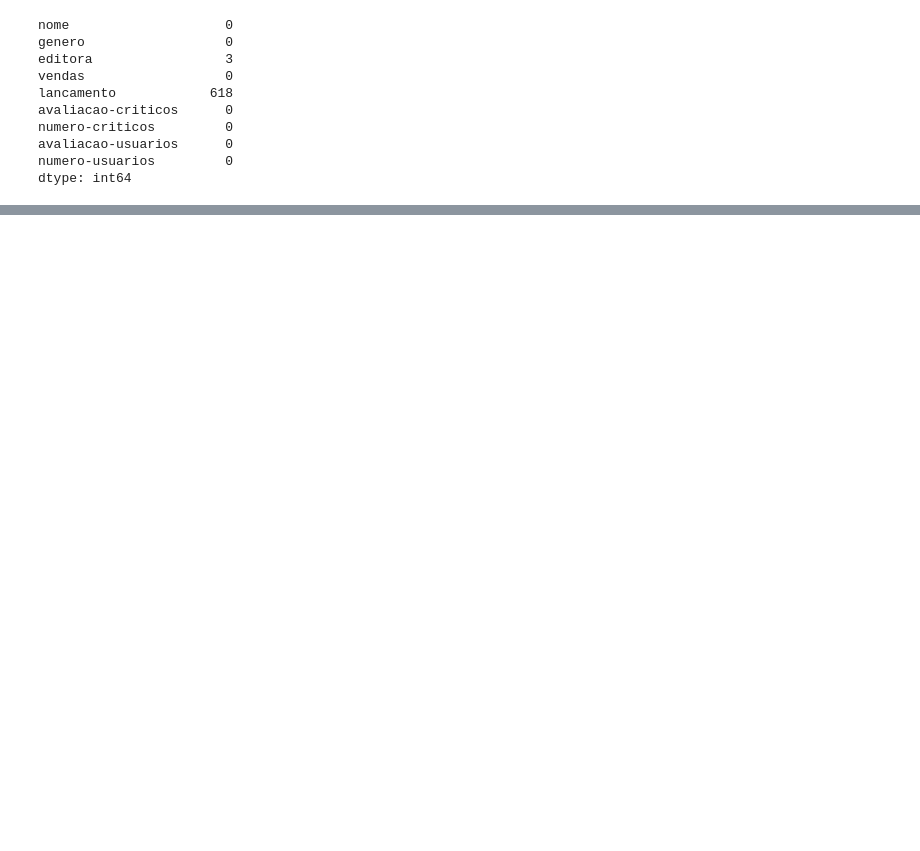
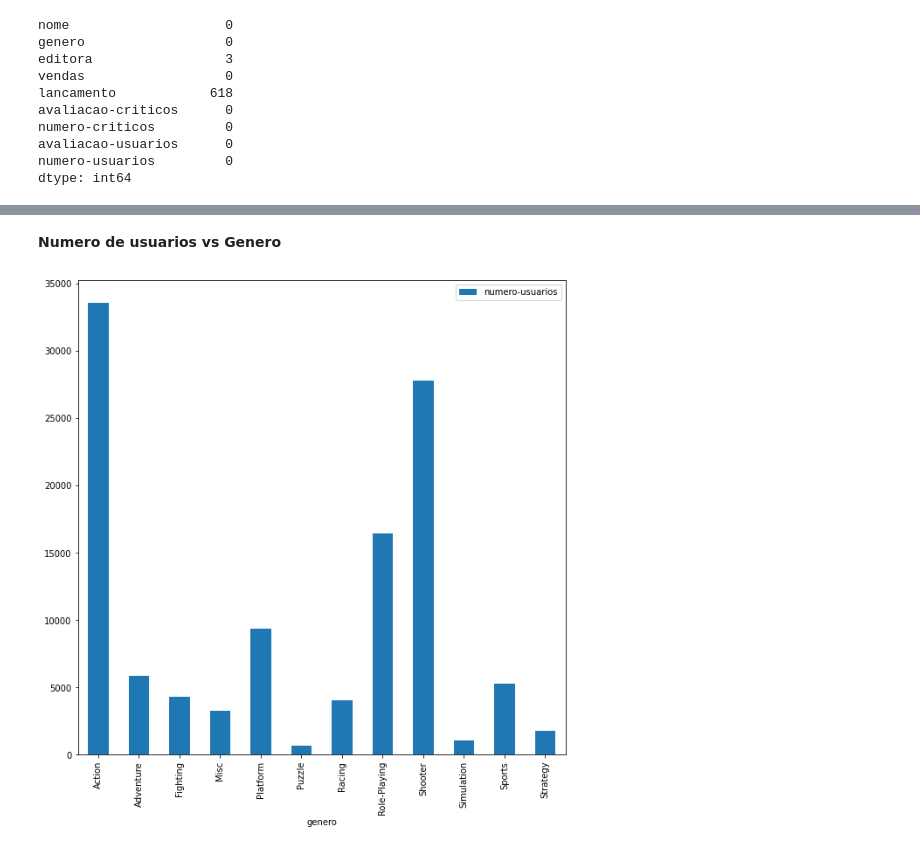
Before and after one commit to YanPaivaAndrade/Minera-oDeDadosTrabalho3, a Jupyter notebook: Trabalho_3_Yan_de_Paiva.ipynb, the cells around one changed output, grey strips where cells are left out. Drawn from its saved outputs; the diff is of its cells as text; code cells hidden in the pictures; blank space fills up the shorter version.

```diff
--- a/Trabalho_3_Yan_de_Paiva.ipynb
+++ b/Trabalho_3_Yan_de_Paiva.ipynb
@@ -183,0 +339,13 @@ dtype: int64
+# %% [markdown]
+**Numero de usuarios vs Genero**
+# %%
+dadosAgrupados = novoDataFrame[['genero', 'numero-usuarios']]\
+.groupby(['genero'])
+
+dadosAgrupados.sum()\
+.pivot_table(index='genero', values='numero-usuarios')\
+.plot.bar(figsize=(10,10))
+
+plt.show()
+# %% [output]
+[figure, added]
```
Also changed, not shown: parts of 24 cells of this notebook.
